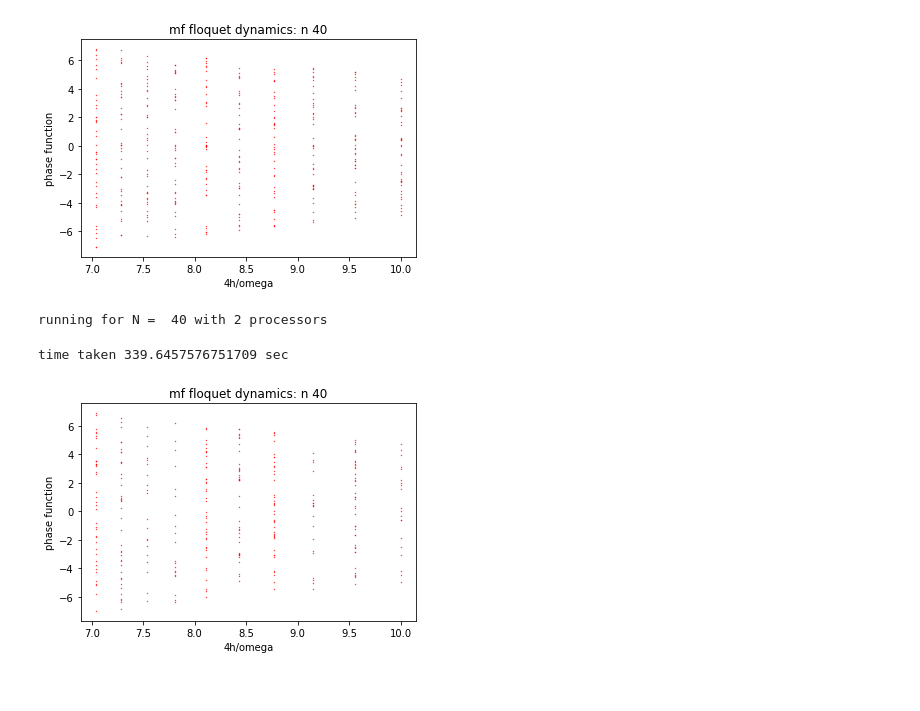
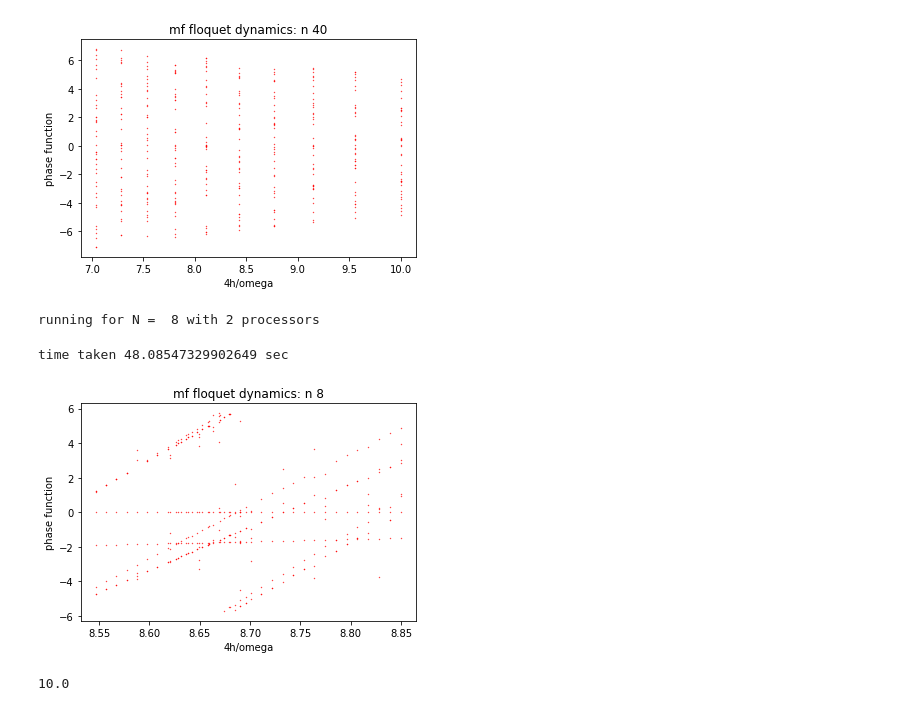
Before and after one commit to SuperStarCZ/floquet_theory, a Jupyter notebook: floquet_mfd_new_check.ipynb, the cells around one changed output. Drawn from its saved outputs; the diff is of its cells as text; code cells hidden in the pictures.

```diff
--- a/floquet_mfd_new_check.ipynb
+++ b/floquet_mfd_new_check.ipynb
@@ -851,12 +851,19 @@ import time
 start = time.time()
 
 cosp_init = 0.0
-N = 40
+N = 8
 h = 25.0
 h0 = 0.1
 
 q = np.linspace(-0.5, 0.5, N)
-omegas = np.linspace(10.0,14.2,10)
+omega_range = np.linspace(11.3,11.7,30)
+#omega2 = np.linspace(8.39,8.52,13)
+omega3 = np.linspace(11.5,11.6,15)
+#omega4 = np.linspace(18.07,18.2,15)
+#bessel = [4*h/2.4048255576957, 4*h/5.52007811028631,\
+#              4*h/8.65372791291101, 4*h/11.7915344390142, 4*h/14.9309177084877]
+#bessel = [4*h/5.52007811028631, 4*h/8.65372791291101]
+omegas = np.hstack((omega_range,omega3))
 psi = np.eye(N) + (1j) * np.zeros((N,N))
 
 cosp = np.zeros((N,N)) + (1j) * np.zeros((N,N))
@@ -925,33 +932,44 @@ def floq_evolv(periodic_psi,h,h0,w,cosp):
 if __name__ == '__main__':
     nprocs = 2
     p = Pool(processes = nprocs)
     print("running for N = ", N, "with",nprocs,"processors")
     periodic_psi  = Periodic_Lattice(psi)
     cospinit = 0.0
 
     for k in np.arange(N):
         for m in np.arange(N):
             for l in np.arange(N+1):
                 for j in np.arange(l+1):
                     cospinit = cospinit + np.array([pow((-1),(l+j))/math.factorial(2 * l)* \
                                           math.comb(l,j)* periodic_psi[(k+(l-j),(m))]])
             cosp[k,m] = cospinit
             cospinit = 0.0
 
     data = p.starmap(floq_evolv,[(periodic_psi,h,h0,w,cosp) for w in omegas])
 
     print("time taken",time.time()-start,"sec")
+    #plt.figure(figsize=(14,7))
 
     for xx, omg in enumerate(omegas):
         #omega = [omg] * N
         omega = [4*h/omg] * N
         plt.scatter(omega,data[xx].real, color='red', marker='.', s= 0.5)
     plt.title(title)
     plt.xlabel("4h/omega")
     plt.ylabel("phase function")
     #plt.savefig(photoname, dpi=500)
     plt.show()
 # %% [output]
-running for N =  40 with 2 processors
+running for N =  8 with 2 processors
-time taken 339.6457576751709 sec
+time taken 48.08547329902649 sec
-[figure, old version]
+[figure, new version]
+# %%
+def binomialCoeff(n, k):
+    result = 1
+    for i in range(1, k+1):
+        result = result * (n-i+1) / i
+    return result
+
+print(binomialCoeff(5,3))
+# %% [output]
+10.0
```
